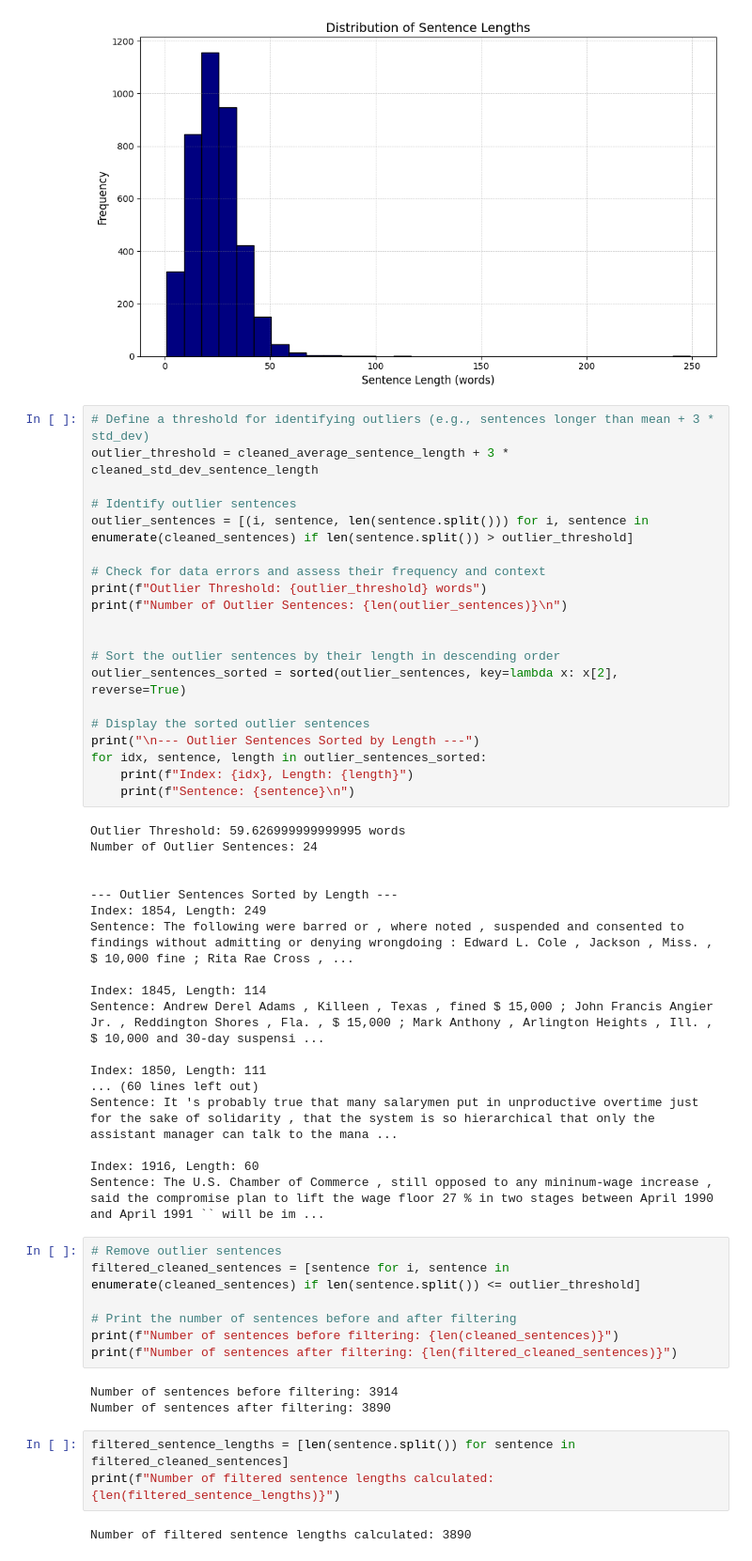
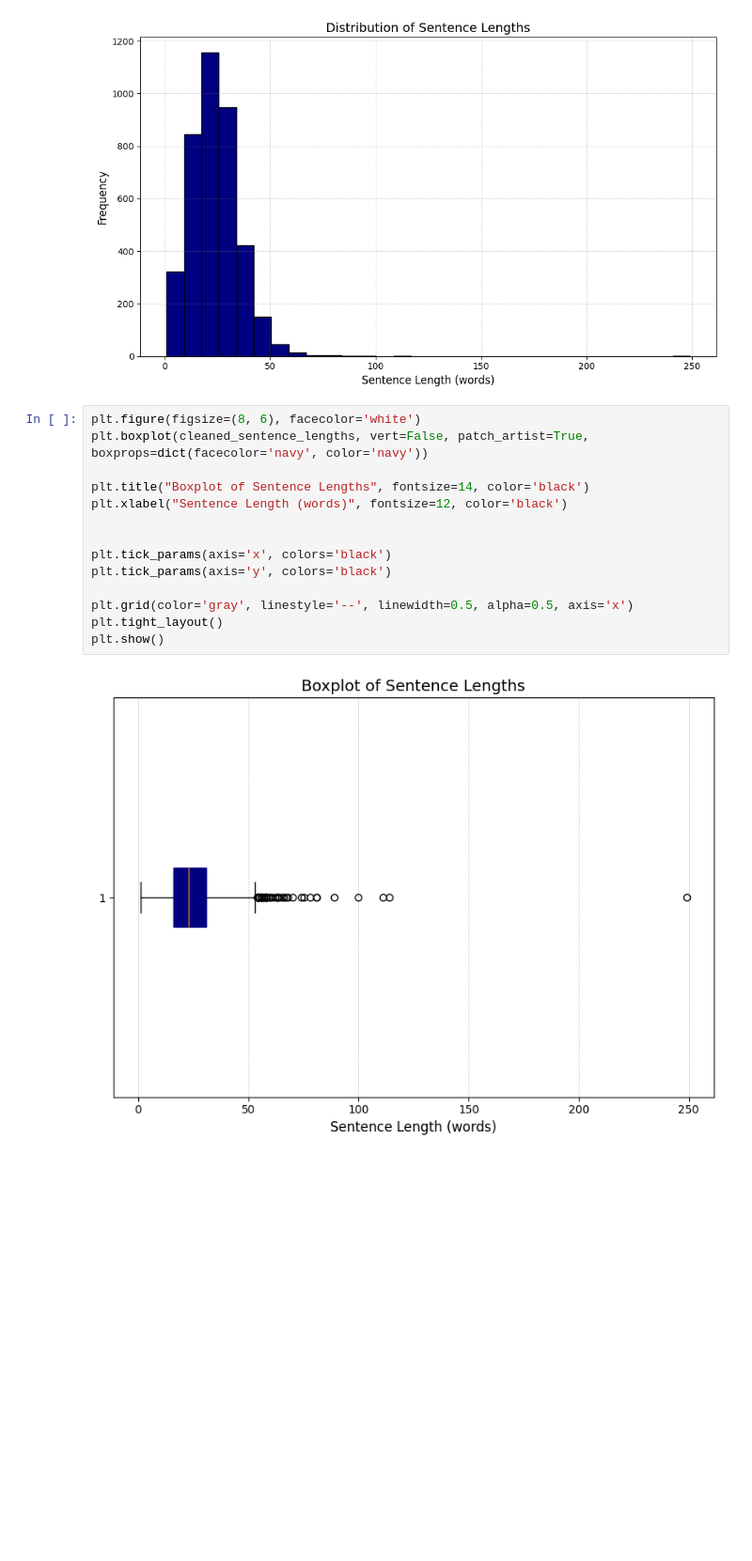
Before and after one commit to LarsHeijnennn/Internship, a Jupyter notebook: data_inspection/NTLK_stats.ipynb, the cells around one changed output. Shown at 94% size. Saved outputs shown, nothing was run; the diff lists cells and outputs as text; blank space fills up the shorter version.

Commit message:
Expansion on data processing

```diff
--- a/data_inspection/NTLK_stats.ipynb
+++ b/data_inspection/NTLK_stats.ipynb
@@ -233,56 +234,19 @@ plt.tight_layout()
 plt.show()
 # %% [output]
 [figure]
-# %%
-# Define a threshold for identifying outliers (e.g., sentences longer than mean + 3 * std_dev)
-outlier_threshold = cleaned_average_sentence_length + 3 * cleaned_std_dev_sentence_length
-
-# Identify outlier sentences
-outlier_sentences = [(i, sentence, len(sentence.split())) for i, sentence in enumerate(cleaned_sentences) if len(sentence.split()) > outlier_threshold]
-
-# Check for data errors and assess their frequency and context
-print(f"Outlier Threshold: {outlier_threshold} words")
-print(f"Number of Outlier Sentences: {len(outlier_sentences)}\n")
-
-
-# Sort the outlier sentences by their length in descending order
-outlier_sentences_sorted = sorted(outlier_sentences, key=lambda x: x[2], reverse=True)
-
-# Display the sorted outlier sentences
-print("\n--- Outlier Sentences Sorted by Length ---")
-for idx, sentence, length in outlier_sentences_sorted:
-    print(f"Index: {idx}, Length: {length}")
-    print(f"Sentence: {sentence}\n")
-# %% [output]
-Outlier Threshold: 59.626999999999995 words
-Number of Outlier Sentences: 24
-
-
---- Outlier Sentences Sorted by Length ---
-Index: 1854, Length: 249
-Sentence: The following were barred or , where noted , suspended and consented to findings without admitting or denying wrongdoing : Edward L. Cole , Jackson , Miss. , $ 10,000 fine ; Rita Rae Cross , ...
-
-Index: 1845, Length: 114
-Sentence: Andrew Derel Adams , Killeen , Texas , fined $ 15,000 ; John Francis Angier Jr. , Reddington Shores , Fla. , $ 15,000 ; Mark Anthony , Arlington Heights , Ill. , $ 10,000 and 30-day suspensi ...
-
-Index: 1850, Length: 111
-... (60 lines left out)
-Sentence: It 's probably true that many salarymen put in unproductive overtime just for the sake of solidarity , that the system is so hierarchical that only the assistant manager can talk to the mana ...
-
-Index: 1916, Length: 60
-Sentence: The U.S. Chamber of Commerce , still opposed to any mininum-wage increase , said the compromise plan to lift the wage floor 27 % in two stages between April 1990 and April 1991 `` will be im ...
-# %%
-# Remove outlier sentences
-filtered_cleaned_sentences = [sentence for i, sentence in enumerate(cleaned_sentences) if len(sentence.split()) <= outlier_threshold]
-
-# Print the number of sentences before and after filtering
-print(f"Number of sentences before filtering: {len(cleaned_sentences)}")
-print(f"Number of sentences after filtering: {len(filtered_cleaned_sentences)}")
-# %% [output]
-Number of sentences before filtering: 3914
-Number of sentences after filtering: 3890
-# %%
-filtered_sentence_lengths = [len(sentence.split()) for sentence in filtered_cleaned_sentences]
-print(f"Number of filtered sentence lengths calculated: {len(filtered_sentence_lengths)}")
-# %% [output]
-Number of filtered sentence lengths calculated: 3890
+# %%
+plt.figure(figsize=(8, 6), facecolor='white')
+plt.boxplot(cleaned_sentence_lengths, vert=False, patch_artist=True, boxprops=dict(facecolor='navy', color='navy'))
+
+plt.title("Boxplot of Sentence Lengths", fontsize=14, color='black')
+plt.xlabel("Sentence Length (words)", fontsize=12, color='black')
+
+
+plt.tick_params(axis='x', colors='black')
+plt.tick_params(axis='y', colors='black')
+
+plt.grid(color='gray', linestyle='--', linewidth=0.5, alpha=0.5, axis='x')
+plt.tight_layout()
+plt.show()
+# %% [output]
+[figure, added]
```
Also changed, not shown: parts of 7 cells of this notebook.
